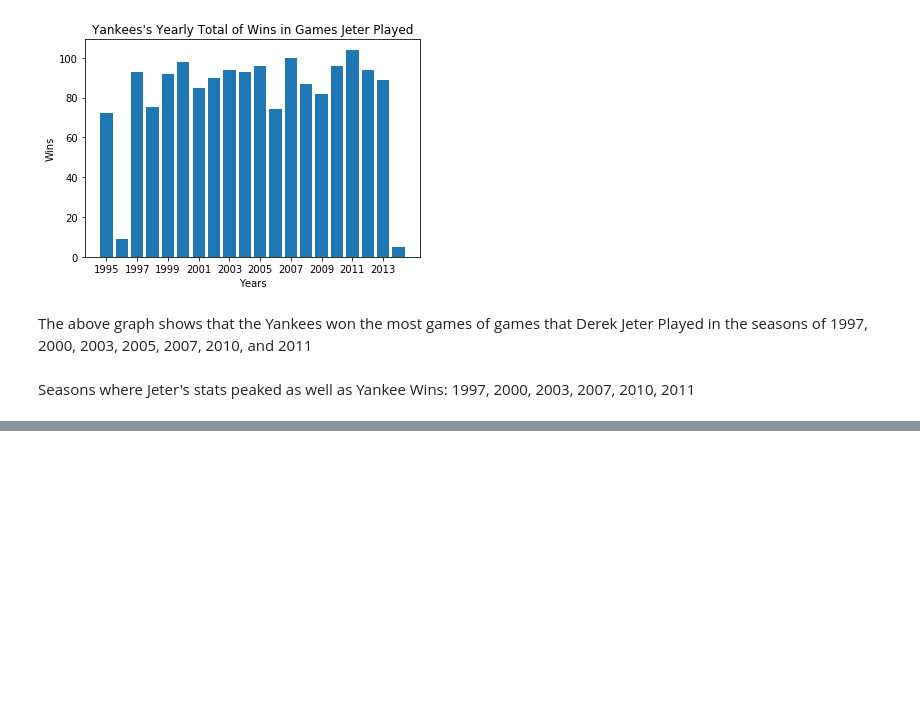
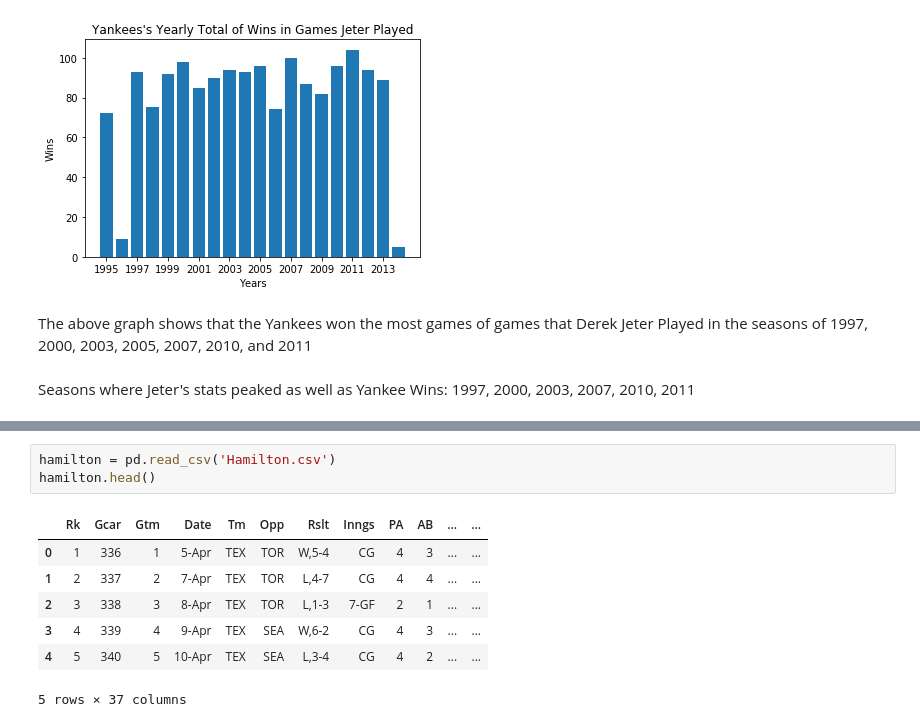
Before and after one commit to mattmaitland1/DerekJeterAnalysis, a Jupyter notebook: Project.ipynb, the cells around one changed output, grey strips where cells are left out. Saved outputs shown, nothing was run; the diff lists cells and outputs as text; blank space fills up the shorter version.

```diff
--- a/Project.ipynb
+++ b/Project.ipynb
@@ -239,0 +246,11 @@ Seasons where Jeter's stats peaked as well as Yankee Wins: 1997, 2000, 2003, 200
+# %%
+hamilton = pd.read_csv('Hamilton.csv')
+hamilton.head()
+# %% [output]
+|  | Rk | Gcar | Gtm | Date | Tm | Opp | Rslt | Inngs | PA | AB | ... | ... |
+| 0 | 1 | 336 | 1 | 5-Apr | TEX | TOR | W,5-4 | CG | 4 | 3 | ... | ... |
+| 1 | 2 | 337 | 2 | 7-Apr | TEX | TOR | L,4-7 | CG | 4 | 4 | ... | ... |
+| 2 | 3 | 338 | 3 | 8-Apr | TEX | TOR | L,1-3 | 7-GF | 2 | 1 | ... | ... |
+| 3 | 4 | 339 | 4 | 9-Apr | TEX | SEA | W,6-2 | CG | 4 | 3 | ... | ... |
+| 4 | 5 | 340 | 5 | 10-Apr | TEX | SEA | L,3-4 | CG | 4 | 2 | ... | ... |
+5 rows × 37 columns
```
Also changed, not shown: parts of 11 cells of this notebook.
